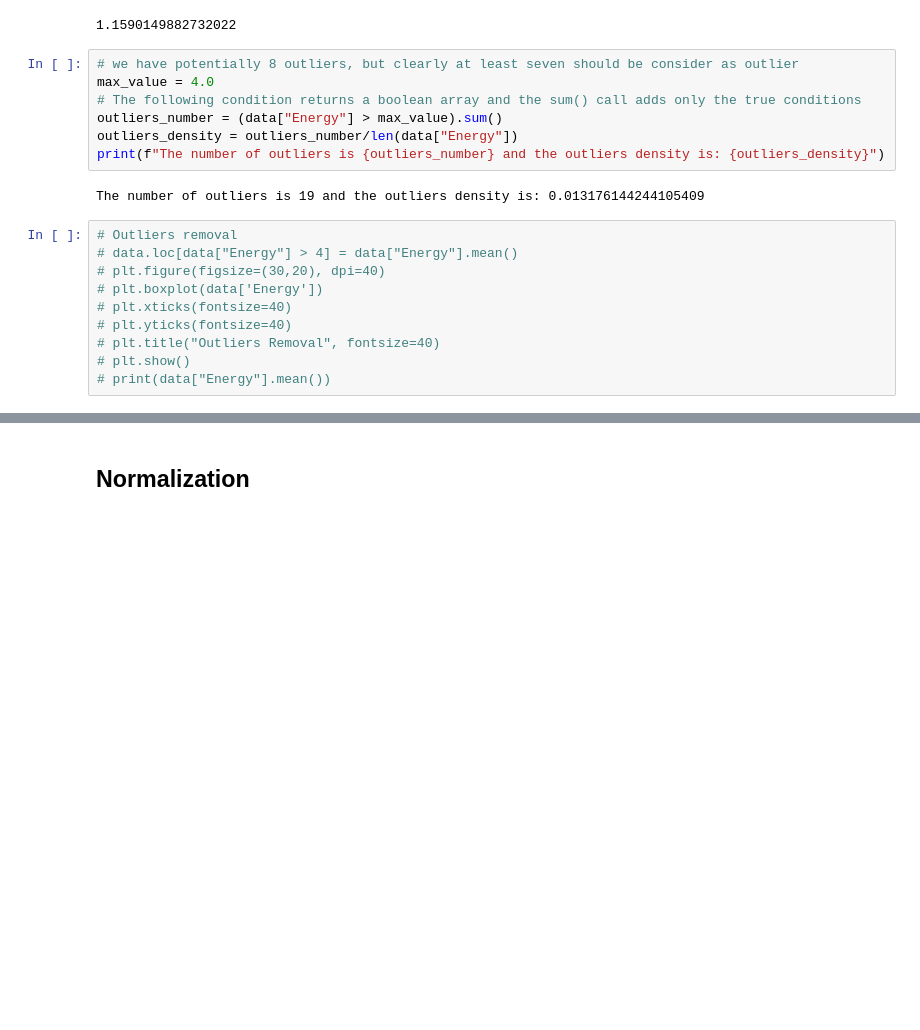
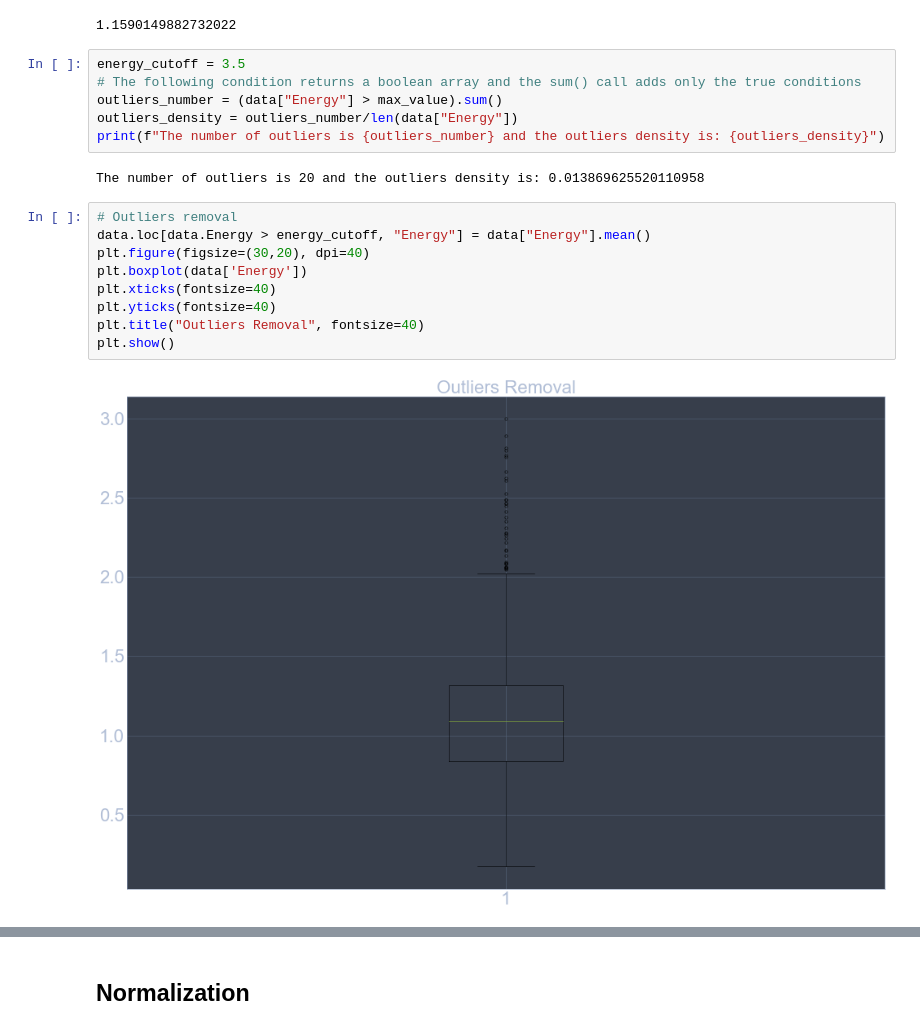
Before and after one commit to tm-pe2/ai-ml, a Jupyter notebook: timeseries/single_house.ipynb, the cells around one changed output, grey strips where cells are left out. Drawn from its saved outputs; the diff is of its cells as text; blank space fills up the shorter version.

```diff
--- a/timeseries/single_house.ipynb
+++ b/timeseries/single_house.ipynb
@@ -86,21 +85,21 @@ print(data["Energy"].mean())
 [figure]
 1.1590149882732022
 # %%
-# we have potentially 8 outliers, but clearly at least seven should be consider as outlier
-max_value = 4.0
+energy_cutoff = 3.5
 # The following condition returns a boolean array and the sum() call adds only the true conditions
 outliers_number = (data["Energy"] > max_value).sum()
 outliers_density = outliers_number/len(data["Energy"])
 print(f"The number of outliers is {outliers_number} and the outliers density is: {outliers_density}")
 # %% [output]
-The number of outliers is 19 and the outliers density is: 0.013176144244105409
+The number of outliers is 20 and the outliers density is: 0.013869625520110958
 # %%
 # Outliers removal
-# data.loc[data["Energy"] > 4] = data["Energy"].mean()
-# plt.figure(figsize=(30,20), dpi=40)
-# plt.boxplot(data['Energy'])
-# plt.xticks(fontsize=40)
-# plt.yticks(fontsize=40)
-# plt.title("Outliers Removal", fontsize=40)
-# plt.show()
-# print(data["Energy"].mean())
+data.loc[data.Energy > energy_cutoff, "Energy"] = data["Energy"].mean()
+plt.figure(figsize=(30,20), dpi=40)
+plt.boxplot(data['Energy'])
+plt.xticks(fontsize=40)
+plt.yticks(fontsize=40)
+plt.title("Outliers Removal", fontsize=40)
+plt.show()
+# %% [output]
+[figure, added]
```
Also changed, not shown: parts of 14 cells of this notebook, 1 other file.
